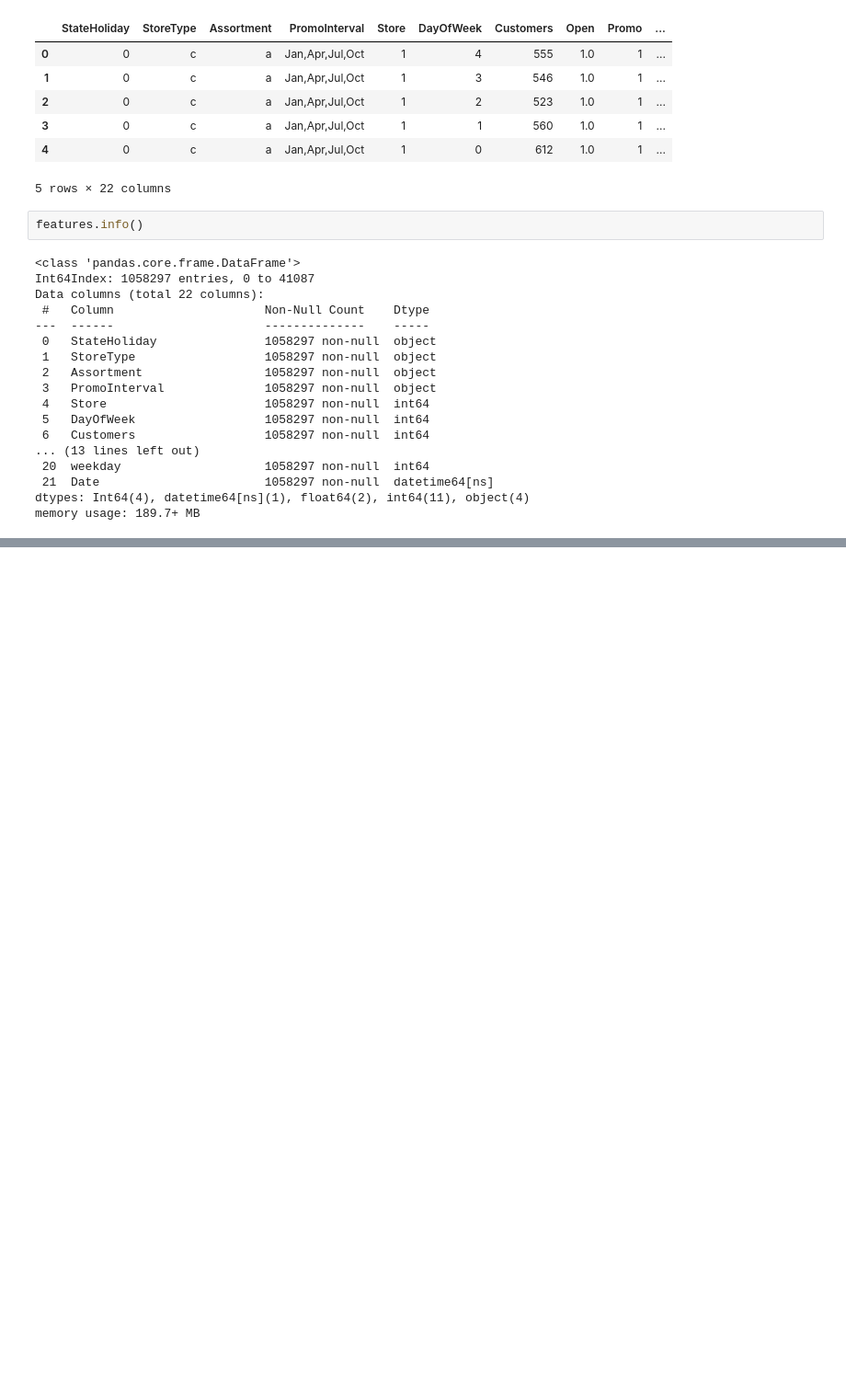
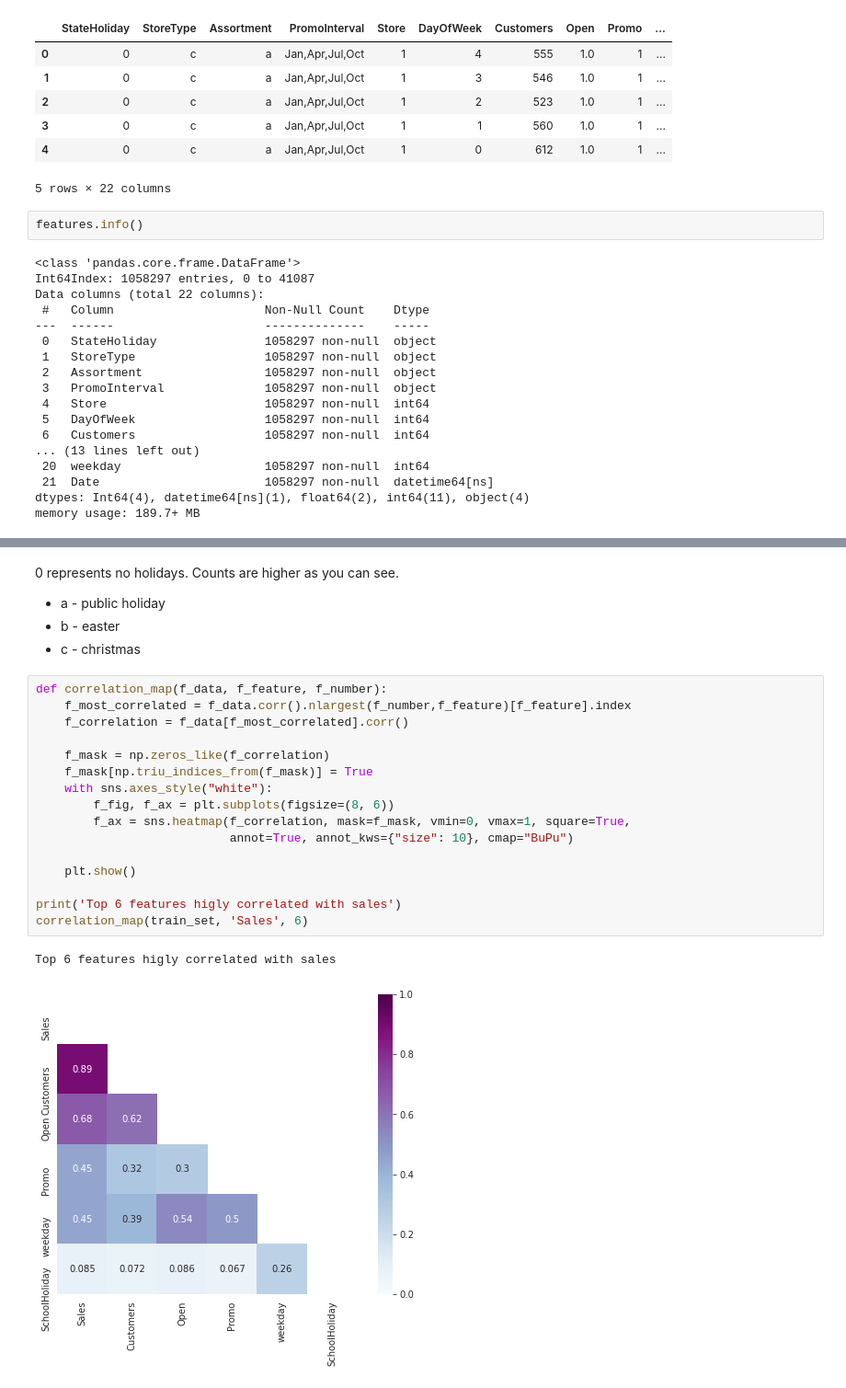
Before and after one commit to bhirwa/Pharmaceutical_Sales_prediction_across_multiple_stores, a Jupyter notebook: notebooks/Exploration.ipynb, the cells around one changed output, grey strips where cells are left out. Shown at 92% size. Drawn from its saved outputs; the diff is of its cells as text; blank space fills up the shorter version.

```diff
--- a/notebooks/Exploration.ipynb
+++ b/notebooks/Exploration.ipynb
@@ -277,0 +362,24 @@ memory usage: 189.7+ MB
+# %% [markdown]
+0 represents no holidays. Counts are higher as you can see.
+- a - public holiday
+- b - easter
+- c - christmas
+# %%
+def correlation_map(f_data, f_feature, f_number):
+    f_most_correlated = f_data.corr().nlargest(f_number,f_feature)[f_feature].index
+    f_correlation = f_data[f_most_correlated].corr()
+
+    f_mask = np.zeros_like(f_correlation)
+    f_mask[np.triu_indices_from(f_mask)] = True
+    with sns.axes_style("white"):
+        f_fig, f_ax = plt.subplots(figsize=(8, 6))
+        f_ax = sns.heatmap(f_correlation, mask=f_mask, vmin=0, vmax=1, square=True,
+                           annot=True, annot_kws={"size": 10}, cmap="BuPu")
+
+    plt.show()
+
+print('Top 6 features higly correlated with sales')
+correlation_map(train_set, 'Sales', 6)
+# %% [output]
+Top 6 features higly correlated with sales
+[figure, added]
```
Also changed, not shown: parts of 23 cells of this notebook, 3 other files.
